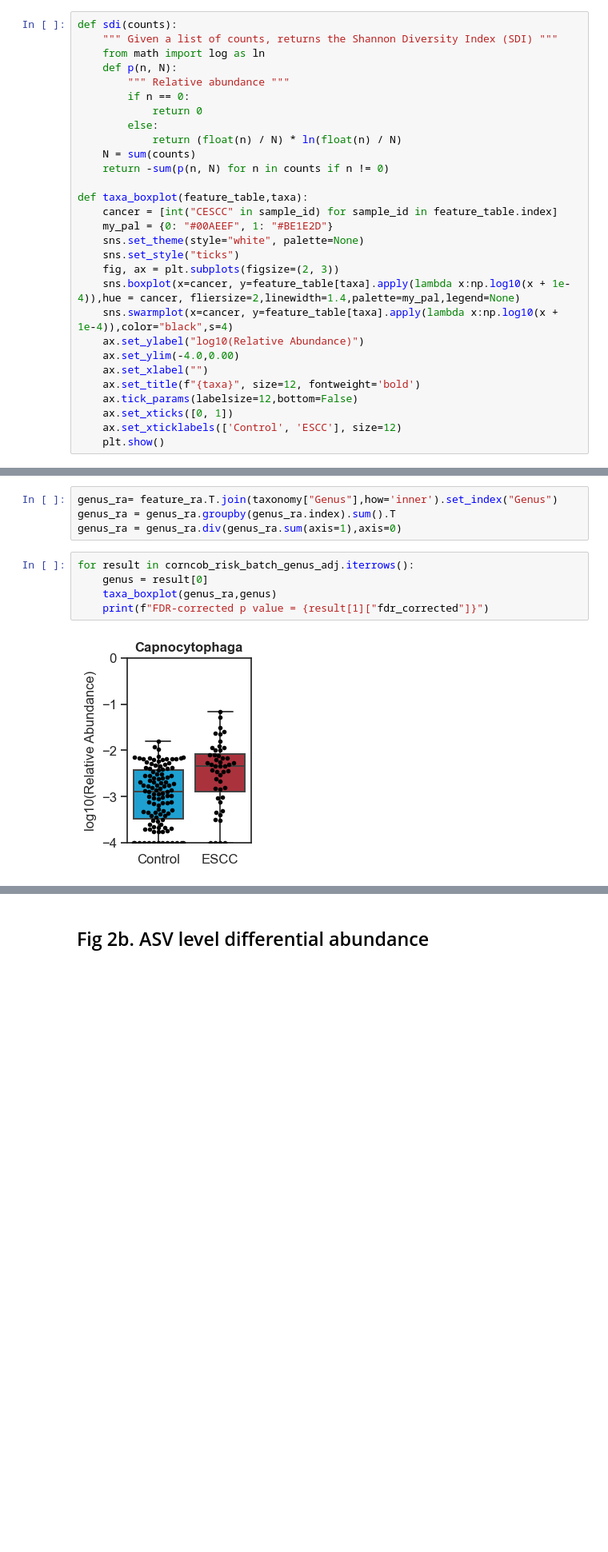
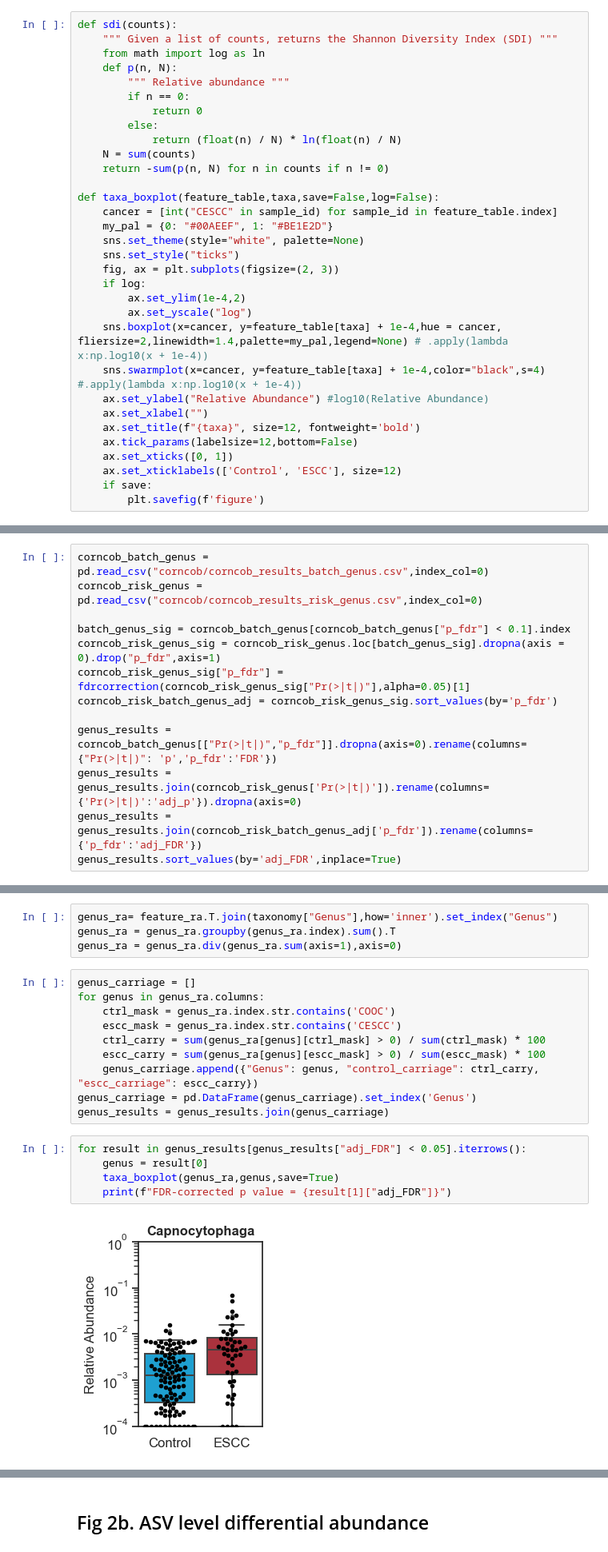
Before and after one commit to korem-lab/ESCC_microbiome_16S_analysis, a Jupyter notebook: ESCC_microbiome_16S_analysis.ipynb, the cells around one changed output, grey strips where cells are left out. Shown at 80% size. Saved outputs shown, nothing was run; the diff lists cells and outputs as text; blank space fills up the shorter version.

```diff
--- a/ESCC_microbiome_16S_analysis.ipynb
+++ b/ESCC_microbiome_16S_analysis.ipynb
@@ -26,22 +27,25 @@ def sdi(counts):
     N = sum(counts)
     return -sum(p(n, N) for n in counts if n != 0)
 
-def taxa_boxplot(feature_table,taxa):
+def taxa_boxplot(feature_table,taxa,save=False,log=False):
     cancer = [int("CESCC" in sample_id) for sample_id in feature_table.index]
     my_pal = {0: "#00AEEF", 1: "#BE1E2D"}
     sns.set_theme(style="white", palette=None)
     sns.set_style("ticks")
     fig, ax = plt.subplots(figsize=(2, 3))
-    sns.boxplot(x=cancer, y=feature_table[taxa].apply(lambda x:np.log10(x + 1e-4)),hue = cancer, fliersize=2,linewidth=1.4,palette=my_pal,legend=None)
-    sns.swarmplot(x=cancer, y=feature_table[taxa].apply(lambda x:np.log10(x + 1e-4)),color="black",s=4)
-    ax.set_ylabel("log10(Relative Abundance)")
-    ax.set_ylim(-4.0,0.00)
+    if log:
+        ax.set_ylim(1e-4,2)
+        ax.set_yscale("log")
+    sns.boxplot(x=cancer, y=feature_table[taxa] + 1e-4,hue = cancer, fliersize=2,linewidth=1.4,palette=my_pal,legend=None) # .apply(lambda x:np.log10(x + 1e-4))
+    sns.swarmplot(x=cancer, y=feature_table[taxa] + 1e-4,color="black",s=4) #.apply(lambda x:np.log10(x + 1e-4))
+    ax.set_ylabel("Relative Abundance") #log10(Relative Abundance)
     ax.set_xlabel("")
     ax.set_title(f"{taxa}", size=12, fontweight='bold')
     ax.tick_params(labelsize=12,bottom=False)
     ax.set_xticks([0, 1])
     ax.set_xticklabels(['Control', 'ESCC'], size=12)
-    plt.show()
+    if save:
+        plt.savefig(f'figure')
 # %%
 feature_table = pd.read_csv("data/feature_table_decontaminated.csv",index_col=0).T
 rarefied_table = pd.read_csv("data/feature_table_filtered_rarefied.csv",index_col=0).T # taxa in at least 5 samples, total count of 20, rarefied to minimum sampling depth (9700 reads)
@@ -238,0 +235,13 @@ corncob_risk_batch_genus_adj = corncob_risk_genus_sig.sort_values(by='fdr_correc
+# %%
+corncob_batch_genus = pd.read_csv("corncob/corncob_results_batch_genus.csv",index_col=0)
+corncob_risk_genus = pd.read_csv("corncob/corncob_results_risk_genus.csv",index_col=0)
+
+batch_genus_sig = corncob_batch_genus[corncob_batch_genus["p_fdr"] < 0.1].index
+corncob_risk_genus_sig = corncob_risk_genus.loc[batch_genus_sig].dropna(axis = 0).drop("p_fdr",axis=1)
+corncob_risk_genus_sig["p_fdr"] = fdrcorrection(corncob_risk_genus_sig["Pr(>|t|)"],alpha=0.05)[1]
+corncob_risk_batch_genus_adj = corncob_risk_genus_sig.sort_values(by='p_fdr')
+
+genus_results = corncob_batch_genus[["Pr(>|t|)","p_fdr"]].dropna(axis=0).rename(columns={"Pr(>|t|)": 'p','p_fdr':'FDR'})
+genus_results = genus_results.join(corncob_risk_genus['Pr(>|t|)']).rename(columns={'Pr(>|t|)':'adj_p'}).dropna(axis=0)
+genus_results = genus_results.join(corncob_risk_batch_genus_adj['p_fdr']).rename(columns={'p_fdr':'adj_FDR'})
+genus_results.sort_values(by='adj_FDR',inplace=True)
@@ -240,10 +263,20 @@ corncob_risk_batch_genus_adj = corncob_risk_genus_sig.sort_values(by='fdr_correc
 genus_ra= feature_ra.T.join(taxonomy["Genus"],how='inner').set_index("Genus")
 genus_ra = genus_ra.groupby(genus_ra.index).sum().T
 genus_ra = genus_ra.div(genus_ra.sum(axis=1),axis=0)
+# %%
+genus_carriage = []
+for genus in genus_ra.columns:
+    ctrl_mask = genus_ra.index.str.contains('COOC')
+    escc_mask = genus_ra.index.str.contains('CESCC')
+    ctrl_carry = sum(genus_ra[genus][ctrl_mask] > 0) / sum(ctrl_mask) * 100
+    escc_carry = sum(genus_ra[genus][escc_mask] > 0) / sum(escc_mask) * 100
+    genus_carriage.append({"Genus": genus, "control_carriage": ctrl_carry, "escc_carriage": escc_carry})
+genus_carriage = pd.DataFrame(genus_carriage).set_index('Genus')
+genus_results = genus_results.join(genus_carriage)
 # %%
-for result in corncob_risk_batch_genus_adj.iterrows():
+for result in genus_results[genus_results["adj_FDR"] < 0.05].iterrows():
     genus = result[0]
-    taxa_boxplot(genus_ra,genus)
-    print(f"FDR-corrected p value = {result[1]["fdr_corrected"]}")
+    taxa_boxplot(genus_ra,genus,save=True)
+    print(f"FDR-corrected p value = {result[1]["adj_FDR"]}")
 # %% [output]
-[figure, old version]
+[figure, new version]
```
Also changed, not shown: parts of 30 cells of this notebook.
